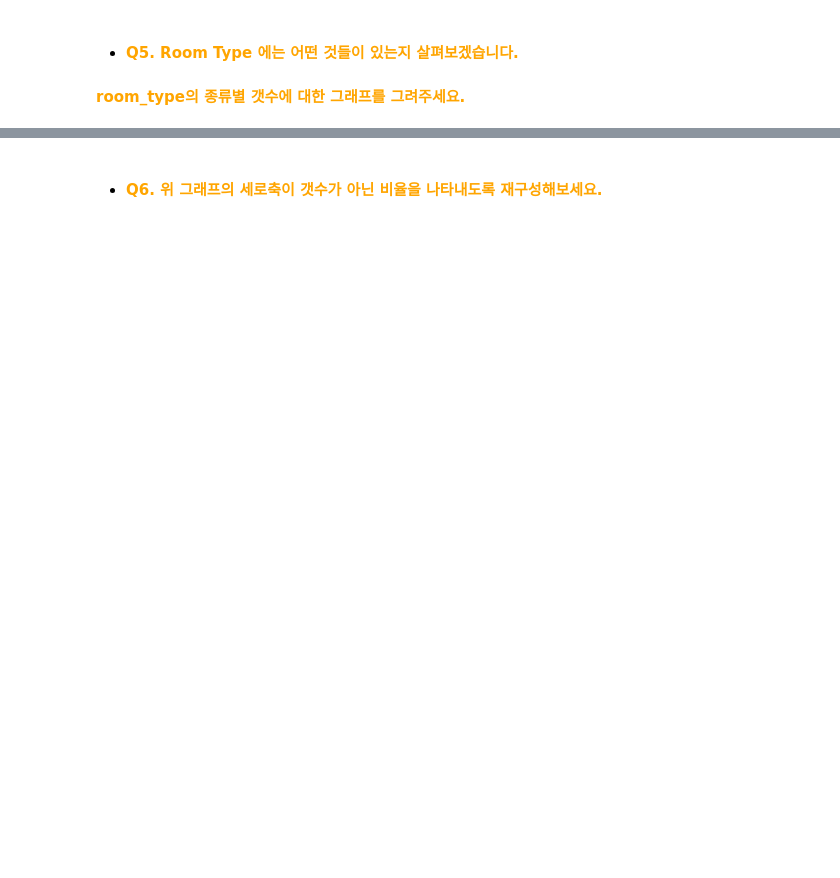
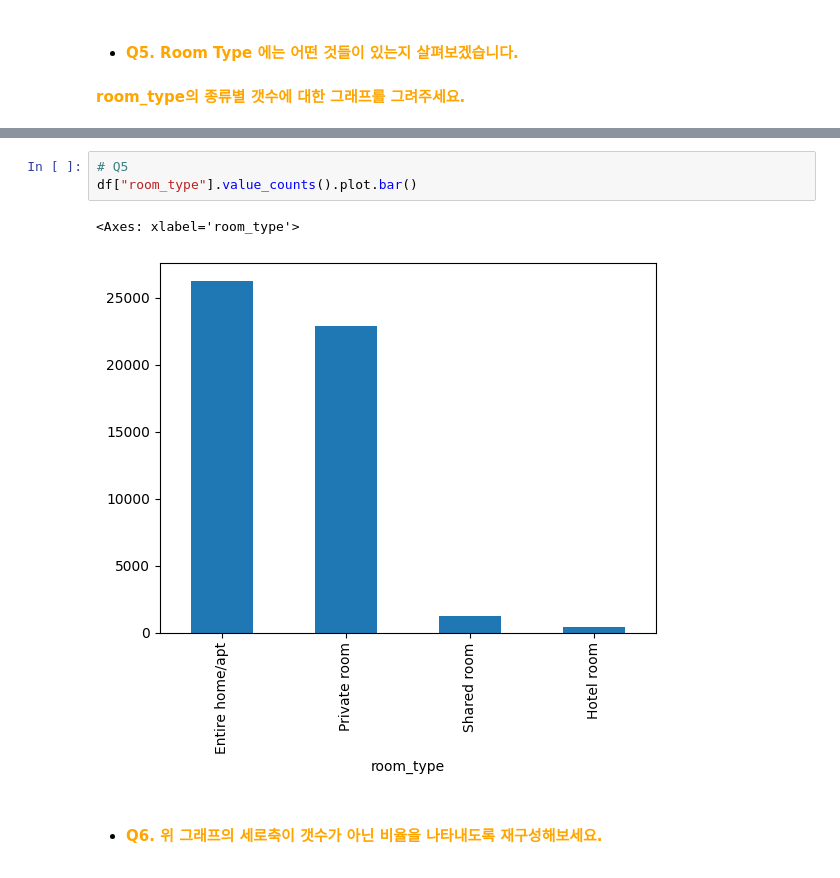
Before and after one commit to hajin-kim/ybigta-23th-onboarding, a Jupyter notebook: 0713 EDA, FE/EDA_FE 과제.ipynb, the cells around one changed output, grey strips where cells are left out. Saved outputs shown, nothing was run; the diff lists cells and outputs as text; blank space fills up the shorter version.

```diff
--- a/0713 EDA, FE/EDA_FE 과제.ipynb
+++ b/0713 EDA, FE/EDA_FE 과제.ipynb
@@ -174,2 +184,8 @@ memory usage: 14.3+ MB
+# %%
+# Q5
+df["room_type"].value_counts().plot.bar()
+# %% [output]
+<Axes: xlabel='room_type'>
+[figure, added]
 # %% [markdown]
 - #### <font color='orange'> Q6. 위 그래프의 세로축이 갯수가 아닌 비율을 나타내도록 재구성해보세요.
```
Also changed, not shown: parts of 31 cells of this notebook, 1 other file.
